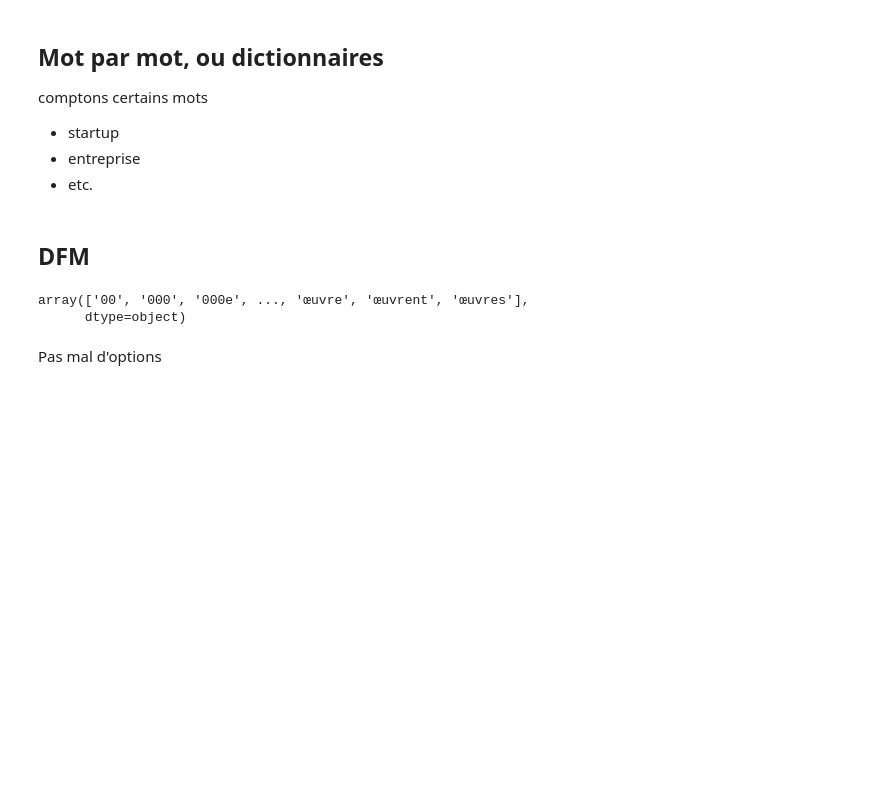
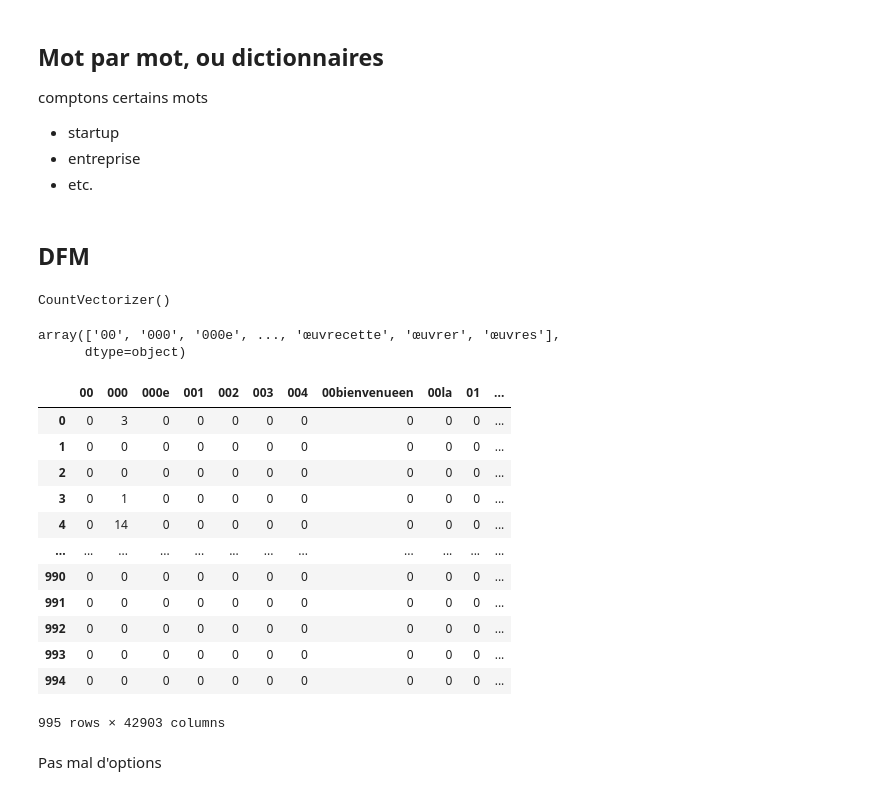
Before and after one commit to pyshs/PUD2024, a Jupyter notebook: M6 Introduction au NLP/notebooks/NLP.ipynb, the cells around one changed output. Cells and saved outputs as stored; diff of their text form; code cells hidden in the pictures; blank space fills up the shorter version.

```diff
--- a/M6 Introduction au NLP/notebooks/NLP.ipynb
+++ b/M6 Introduction au NLP/notebooks/NLP.ipynb
@@ -4,7 +4,7 @@
 ## Données
 # %%
 import pandas as pd
-df = pd.read_csv("../data/tableau.csv")
+df = pd.read_csv("../../../data/tableau_presse.csv")
 # %% [markdown]
 ## Regex
 
@@ -23,11 +31,35 @@ comptons certains mots
 ## DFM
 # %%
 from sklearn.feature_extraction.text import CountVectorizer
+# %%
+modele = CountVectorizer()
+
+modele.fit(df["Contenu_mod"].dropna())
+# %% [output]
+CountVectorizer()
 # %%
-#modele.get_feature_names_out()
+modele.get_feature_names_out()
 # %% [output]
-array(['00', '000', '000e', ..., 'œuvre', 'œuvrent', 'œuvres'],
+array(['00', '000', '000e', ..., 'œuvrecette', 'œuvrer', 'œuvres'],
       dtype=object)
+# %%
+tableau = modele.transform(df["Contenu_mod"].dropna())
+# %%
+pd.DataFrame(tableau.toarray(), columns=modele.get_feature_names_out())
+# %% [output]
+|  | 00 | 000 | 000e | 001 | 002 | 003 | 004 | 00bienvenueen | 00la | 01 | ... |
+| 0 | 0 | 3 | 0 | 0 | 0 | 0 | 0 | 0 | 0 | 0 | ... |
+| 1 | 0 | 0 | 0 | 0 | 0 | 0 | 0 | 0 | 0 | 0 | ... |
+| 2 | 0 | 0 | 0 | 0 | 0 | 0 | 0 | 0 | 0 | 0 | ... |
+| 3 | 0 | 1 | 0 | 0 | 0 | 0 | 0 | 0 | 0 | 0 | ... |
+| 4 | 0 | 14 | 0 | 0 | 0 | 0 | 0 | 0 | 0 | 0 | ... |
+| ... | ... | ... | ... | ... | ... | ... | ... | ... | ... | ... | ... |
+| 990 | 0 | 0 | 0 | 0 | 0 | 0 | 0 | 0 | 0 | 0 | ... |
+| 991 | 0 | 0 | 0 | 0 | 0 | 0 | 0 | 0 | 0 | 0 | ... |
+| 992 | 0 | 0 | 0 | 0 | 0 | 0 | 0 | 0 | 0 | 0 | ... |
+| 993 | 0 | 0 | 0 | 0 | 0 | 0 | 0 | 0 | 0 | 0 | ... |
+| 994 | 0 | 0 | 0 | 0 | 0 | 0 | 0 | 0 | 0 | 0 | ... |
+995 rows × 42903 columns
 # %% [markdown]
 Pas mal d'options
 # %%
```
Also changed, not shown: parts of 15 cells of this notebook, 4 other files.
